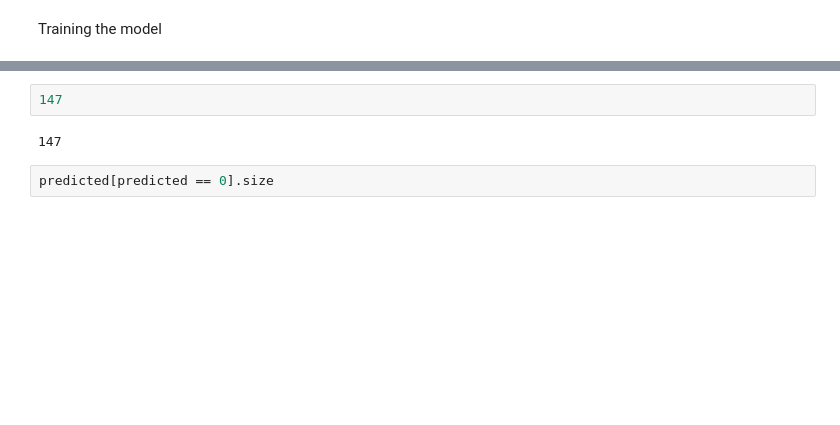
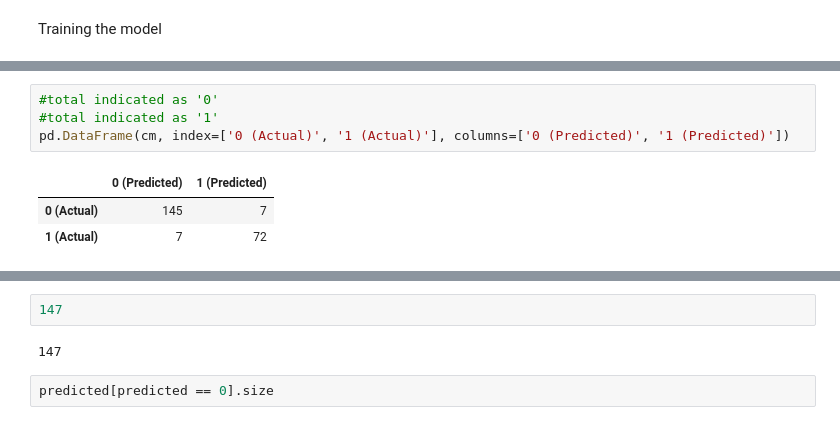
Before and after one commit to sjbgit/ml_intro, a Jupyter notebook: WisconsinBreastCancer/BC - test.ipynb, the cells around one changed output, grey strips where cells are left out. Cells and saved outputs as stored; diff of their text form; blank space fills up the shorter version.

```diff
--- a/WisconsinBreastCancer/BC - test.ipynb
+++ b/WisconsinBreastCancer/BC - test.ipynb
@@ -191,0 +267,8 @@ print(matrix)
+# %%
+#total indicated as '0'
+#total indicated as '1'
+pd.DataFrame(cm, index=['0 (Actual)', '1 (Actual)'], columns=['0 (Predicted)', '1 (Predicted)'])
+# %% [output]
+|  | 0 (Predicted) | 1 (Predicted) |
+| 0 (Actual) | 145 | 7 |
+| 1 (Actual) | 7 | 72 |
```
Also changed, not shown: parts of 24 cells of this notebook.
